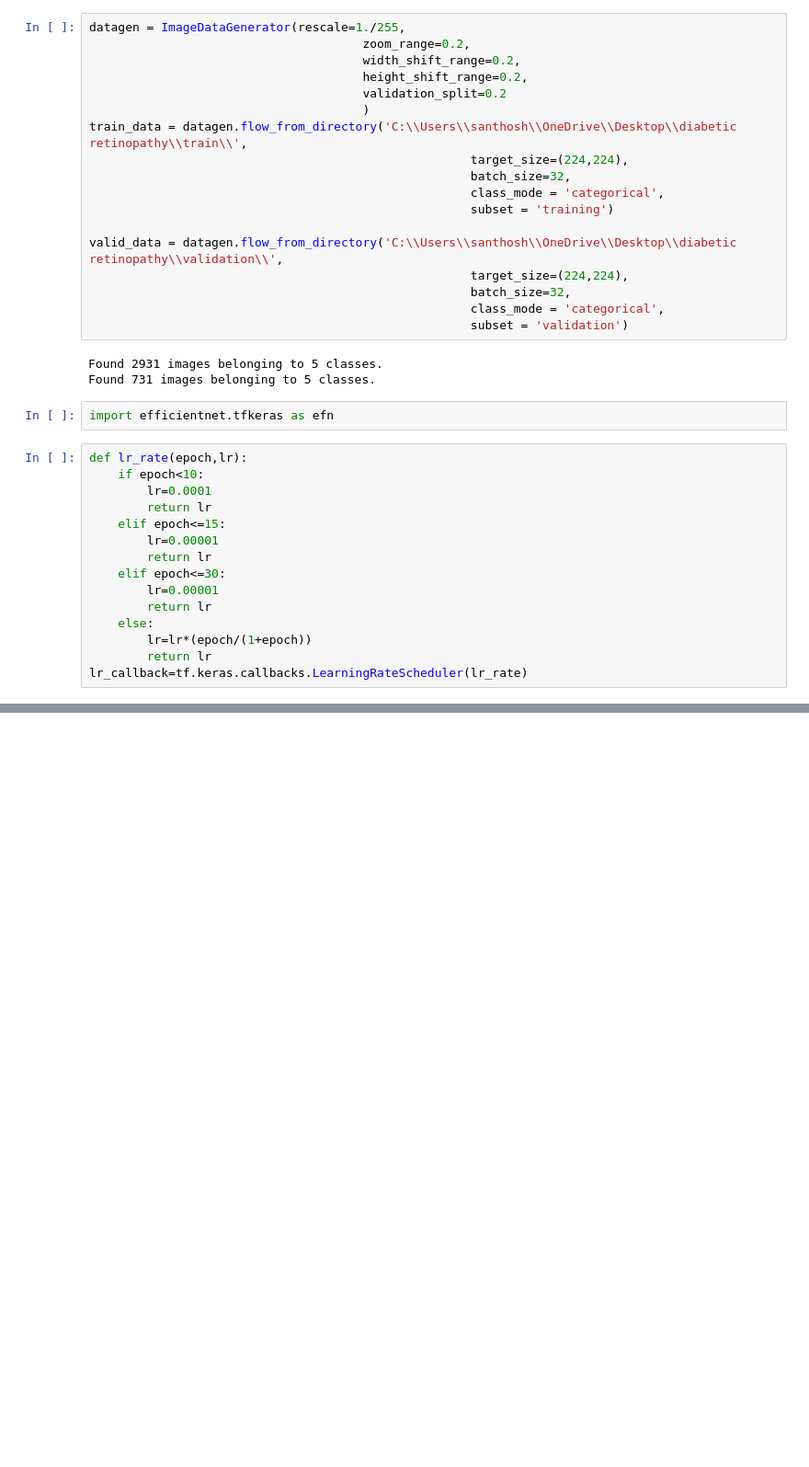
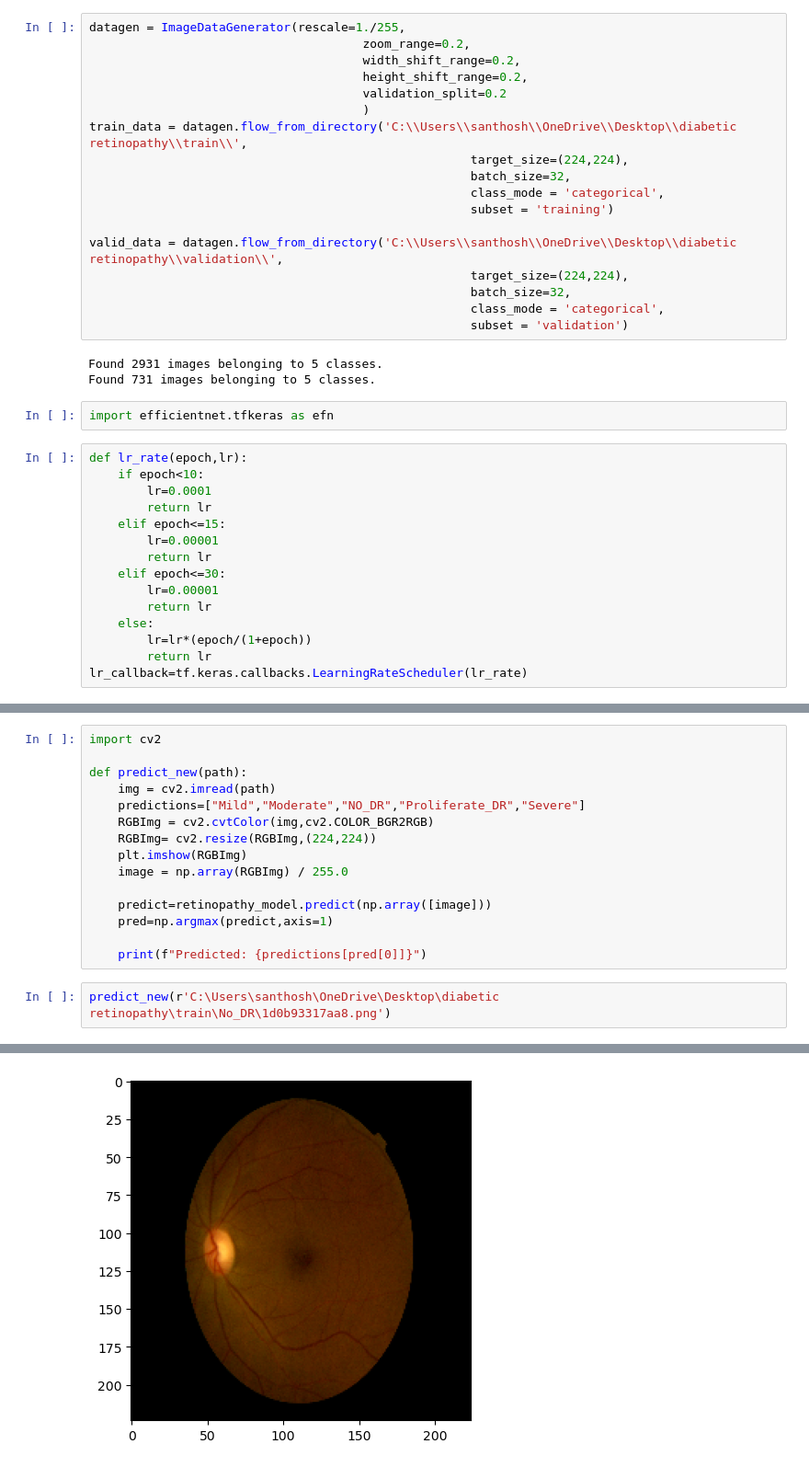
Before and after one commit to Santhoshmarimuthu/DR-detection, a Jupyter notebook: DR-combined custom model.ipynb, the cells around one changed output, grey strips where cells are left out. Shown: that part at 92% size. Cells and saved outputs as stored; diff of their text form; blank space fills up the shorter version.

```diff
--- a/DR-combined custom model.ipynb
+++ b/DR-combined custom model.ipynb
@@ -175,0 +262,18 @@ F1-Score: 89.78%
+# %%
+import cv2
+
+def predict_new(path):
+    img = cv2.imread(path)
+    predictions=["Mild","Moderate","NO_DR","Proliferate_DR","Severe"]
+    RGBImg = cv2.cvtColor(img,cv2.COLOR_BGR2RGB)
+    RGBImg= cv2.resize(RGBImg,(224,224))
+    plt.imshow(RGBImg)
+    image = np.array(RGBImg) / 255.0
+
+    predict=retinopathy_model.predict(np.array([image]))
+    pred=np.argmax(predict,axis=1)
+
+    print(f"Predicted: {predictions[pred[0]]}")
+# %%
+predict_new(r'C:\Users\santhosh\OneDrive\Desktop\diabetic retinopathy\train\No_DR\1d0b93317aa8.png')
+# %% [output]
@@ -175,0 +282 @@ F1-Score: 89.78%
+[figure, added]
```
Also changed, not shown: parts of 13 cells of this notebook, 1 other file.
